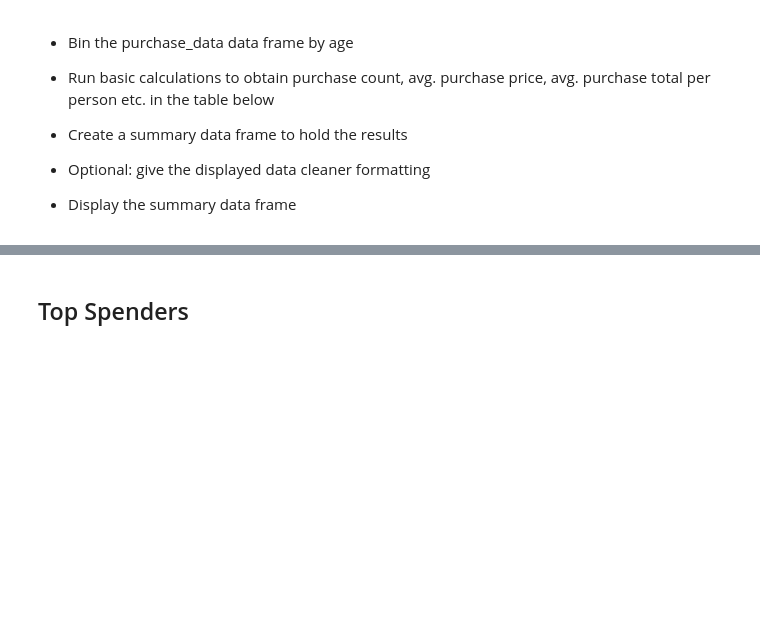
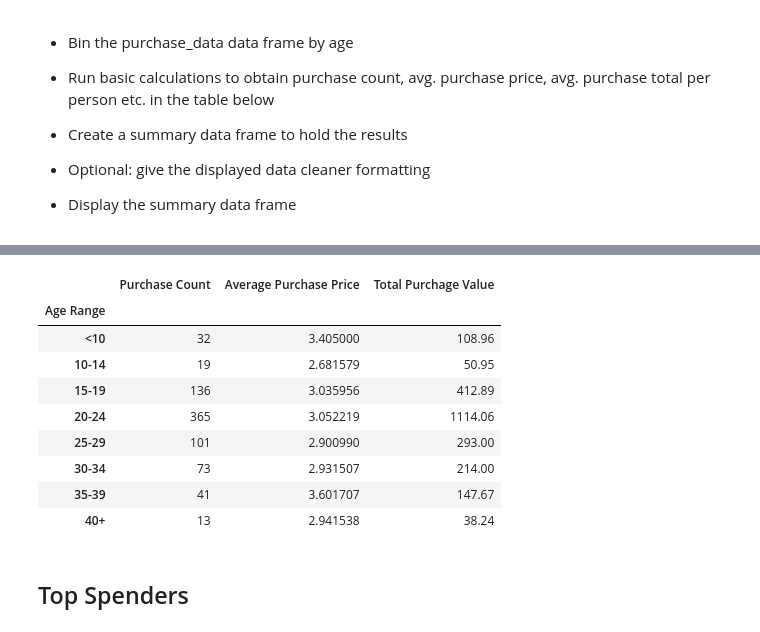
Before and after one commit to Tam-ala/Game-and-School-Stats-with-Pandas, a Jupyter notebook: HeroesOfPymoli/HeroesOfPymoli_update.ipynb, the cells around one changed output, grey strips where cells are left out. Cells and saved outputs as stored; diff of their text form; code cells hidden in the pictures; blank space fills up the shorter version.

```diff
--- a/HeroesOfPymoli/HeroesOfPymoli_update.ipynb
+++ b/HeroesOfPymoli/HeroesOfPymoli_update.ipynb
@@ -194,0 +156,23 @@ age_rename[['Age Range', 'Total Count', 'Percentage of Players']].sum()
+# %%
+# Make a bin and label for age
+age_bins = [0, 10, 14, 19, 24, 29, 34, 39, 45]
+age_rng_labels = ["<10", "10-14", "15-19", "20-24", "25-29", "30-34", "35-39", "40+"]
+
+# Slice data to place it into bins
+purchase_df['Age Range'] = pd.cut(purchase_df["Age"], age_bins, labels=age_rng_labels)
+purchase_df
+
+# Group by age range
+age_group = purchase_df.groupby("Age Range")
+
+# Count players set it in a dataframe
+age_count = age_group["SN"].count()
+age_df = pd.DataFrame(age_count)
+
+# Rename column to total count by age & get the summ of the column
+age_rename = age_df.rename(columns={"SN":"Total Count by Age"})
+total_age = age_rename["Total Count by Age"].sum()
+
+# Calculate percentage
+age_rename['Age Percentage']= age_rename['Total Count by Age']*100/total_age
+age_rename
@@ -253,3 +206,36 @@ age_puranalysis_df.reset_index()
+# %%
+# Make a bin and label for age
+age_bins = [0, 10, 14, 19, 24, 29, 34, 39, 45]
+age_rng_labels = ["<10", "10-14", "15-19", "20-24", "25-29", "30-34", "35-39", "40+"]
+
+# Slice data to place it into bins
+purchase_df['Age Range'] = pd.cut(purchase_df["Age"], age_bins, labels=age_rng_labels)
+purchase_df
+
+# Group by age range
+age_group = purchase_df.groupby("Age Range")
+
+# Calculate purchase count, average purchase price, purchage total by age
+age_count = age_group["Item ID"].count()
+age_price = age_group["Price"].mean()
+age_total = age_group['Price'].sum()
+
+# Make dataframe summary of purchases by gender & reset index
+age_puranalysis_df = pd.DataFrame({"Purchase Count": age_count,
+                              "Average Purchase Price": age_price,
+                              "Total Purchage Value": age_total})
+age_puranalysis_df
+# %% [output]
+|  | Purchase Count | Average Purchase Price | Total Purchage Value |
+| Age Range |  |  |  |
+| <10 | 32 | 3.405000 | 108.96 |
+| 10-14 | 19 | 2.681579 | 50.95 |
+| 15-19 | 136 | 3.035956 | 412.89 |
+| 20-24 | 365 | 3.052219 | 1114.06 |
+| 25-29 | 101 | 2.900990 | 293.00 |
+| 30-34 | 73 | 2.931507 | 214.00 |
+| 35-39 | 41 | 3.601707 | 147.67 |
+| 40+ | 13 | 2.941538 | 38.24 |
 # %% [markdown]
 ## Top Spenders
 # %% [markdown]
```
Also changed, not shown: parts of 16 cells of this notebook.
